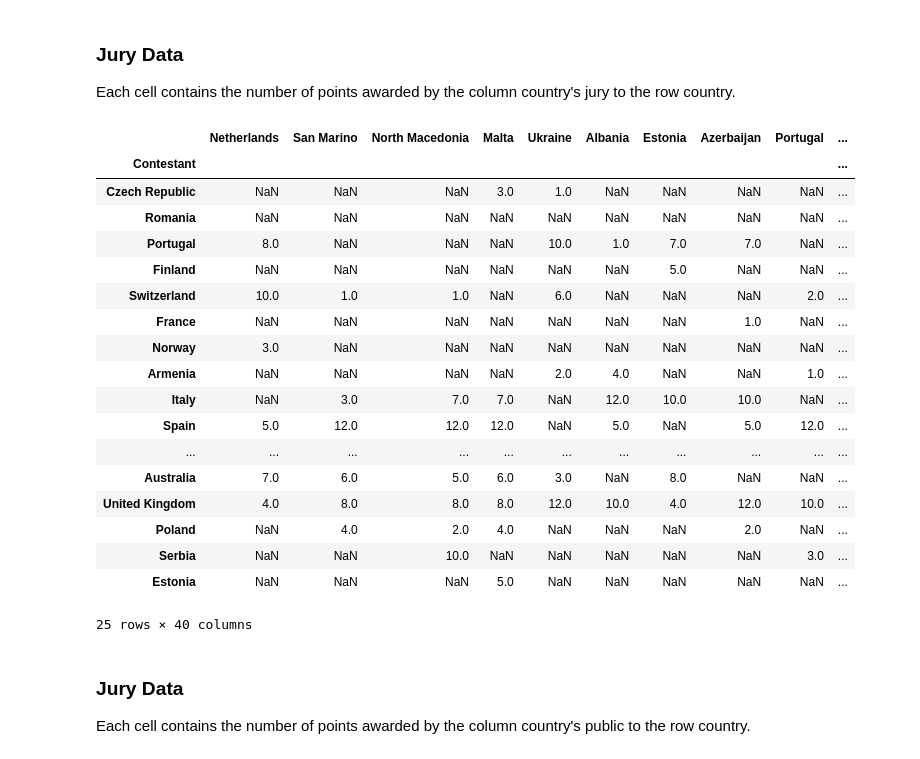
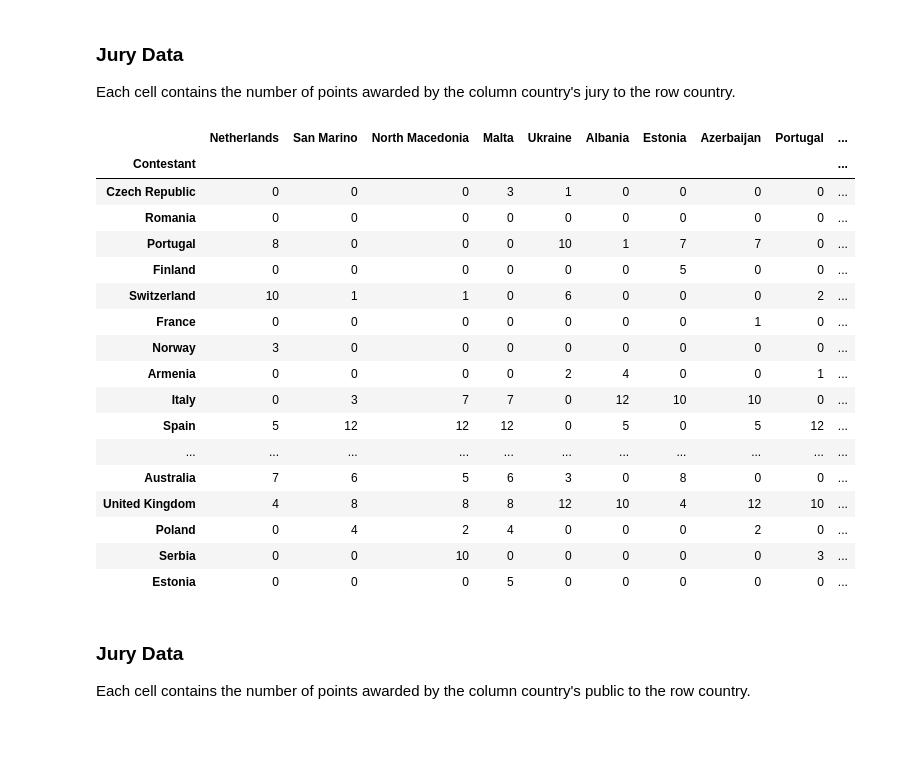
Before and after one commit to com-480-data-visualization/project-2023-data-connoisseurs, a Jupyter notebook: eda.ipynb, the cells around one changed output. Drawn from its saved outputs; the diff is of its cells as text; code cells hidden in the pictures.

```diff
--- a/eda.ipynb
+++ b/eda.ipynb
@@ -4,6 +4,8 @@
 The dataset contains voting and polling data for the six most recent editions of the Eurovision Song Contest (2022, 2021, 2019, 2018, 2017, and 2016).
 # %%
 import pandas as pd
+
+pd.set_option("display.max_columns", None)
 # %% [markdown]
 ## Voting Data
 
@@ -17,34 +19,35 @@ Each cell contains the number of points awarded by the column country's jury to
 # %%
 def get_jury_data(year):
     path = f"./data/Final Results/Jury/{year}_jury_results.csv"
     df = pd.read_csv(path, index_col="Contestant")
     df = df.iloc[:, 3:]
+    df = df.fillna(0)
+    df = df.astype("int32")
     return df
 
 
 jury_data = get_jury_data(2022)
 
 jury_data
 # %% [output]
 |  | Netherlands | San Marino | North Macedonia | Malta | Ukraine | Albania | Estonia | Azerbaijan | Portugal | ... |
 | Contestant |  |  |  |  |  |  |  |  |  | ... |
-| Czech Republic | NaN | NaN | NaN | 3.0 | 1.0 | NaN | NaN | NaN | NaN | ... |
-| Romania | NaN | NaN | NaN | NaN | NaN | NaN | NaN | NaN | NaN | ... |
-| Portugal | 8.0 | NaN | NaN | NaN | 10.0 | 1.0 | 7.0 | 7.0 | NaN | ... |
-| Finland | NaN | NaN | NaN | NaN | NaN | NaN | 5.0 | NaN | NaN | ... |
-| Switzerland | 10.0 | 1.0 | 1.0 | NaN | 6.0 | NaN | NaN | NaN | 2.0 | ... |
-| France | NaN | NaN | NaN | NaN | NaN | NaN | NaN | 1.0 | NaN | ... |
-| Norway | 3.0 | NaN | NaN | NaN | NaN | NaN | NaN | NaN | NaN | ... |
-| Armenia | NaN | NaN | NaN | NaN | 2.0 | 4.0 | NaN | NaN | 1.0 | ... |
-| Italy | NaN | 3.0 | 7.0 | 7.0 | NaN | 12.0 | 10.0 | 10.0 | NaN | ... |
-| Spain | 5.0 | 12.0 | 12.0 | 12.0 | NaN | 5.0 | NaN | 5.0 | 12.0 | ... |
+| Czech Republic | 0 | 0 | 0 | 3 | 1 | 0 | 0 | 0 | 0 | ... |
+| Romania | 0 | 0 | 0 | 0 | 0 | 0 | 0 | 0 | 0 | ... |
+| Portugal | 8 | 0 | 0 | 0 | 10 | 1 | 7 | 7 | 0 | ... |
+| Finland | 0 | 0 | 0 | 0 | 0 | 0 | 5 | 0 | 0 | ... |
+| Switzerland | 10 | 1 | 1 | 0 | 6 | 0 | 0 | 0 | 2 | ... |
+| France | 0 | 0 | 0 | 0 | 0 | 0 | 0 | 1 | 0 | ... |
+| Norway | 3 | 0 | 0 | 0 | 0 | 0 | 0 | 0 | 0 | ... |
+| Armenia | 0 | 0 | 0 | 0 | 2 | 4 | 0 | 0 | 1 | ... |
+| Italy | 0 | 3 | 7 | 7 | 0 | 12 | 10 | 10 | 0 | ... |
+| Spain | 5 | 12 | 12 | 12 | 0 | 5 | 0 | 5 | 12 | ... |
 | ... | ... | ... | ... | ... | ... | ... | ... | ... | ... | ... |
-| Australia | 7.0 | 6.0 | 5.0 | 6.0 | 3.0 | NaN | 8.0 | NaN | NaN | ... |
-| United Kingdom | 4.0 | 8.0 | 8.0 | 8.0 | 12.0 | 10.0 | 4.0 | 12.0 | 10.0 | ... |
-| Poland | NaN | 4.0 | 2.0 | 4.0 | NaN | NaN | NaN | 2.0 | NaN | ... |
-| Serbia | NaN | NaN | 10.0 | NaN | NaN | NaN | NaN | NaN | 3.0 | ... |
-| Estonia | NaN | NaN | NaN | 5.0 | NaN | NaN | NaN | NaN | NaN | ... |
+| Australia | 7 | 6 | 5 | 6 | 3 | 0 | 8 | 0 | 0 | ... |
+| United Kingdom | 4 | 8 | 8 | 8 | 12 | 10 | 4 | 12 | 10 | ... |
+| Poland | 0 | 4 | 2 | 4 | 0 | 0 | 0 | 2 | 0 | ... |
+| Serbia | 0 | 0 | 10 | 0 | 0 | 0 | 0 | 0 | 3 | ... |
+| Estonia | 0 | 0 | 0 | 5 | 0 | 0 | 0 | 0 | 0 | ... |
-25 rows × 40 columns
 # %% [markdown]
 ### Jury Data
 
```
Also changed, not shown: parts of 1 cell of this notebook.
